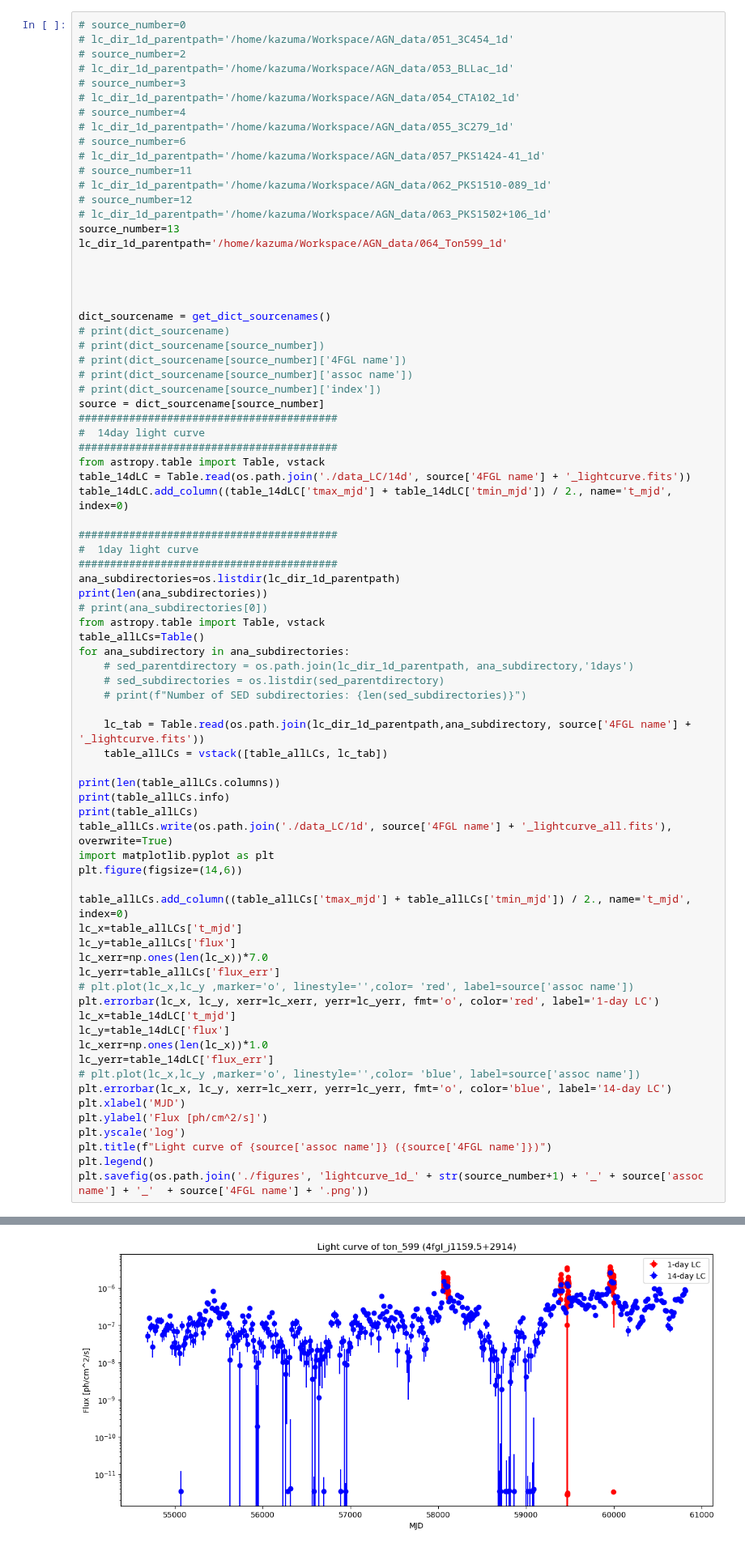
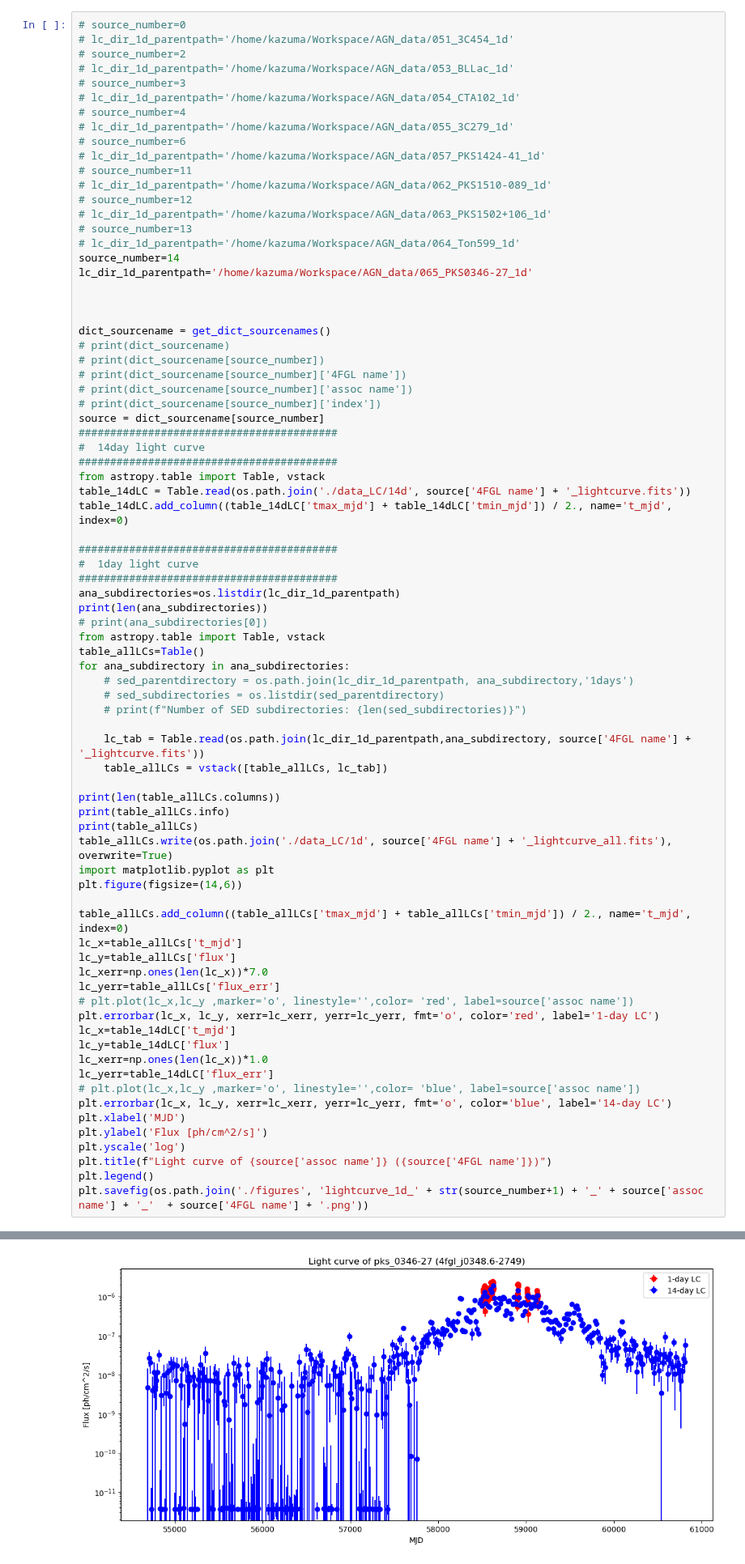
Before and after one commit to kazumaishio/SEDquest, a Jupyter notebook: lightcurve_1d.ipynb, the cells around one changed output, grey strips where cells are left out. Shown at 81% size. Drawn from its saved outputs; the diff is of its cells as text.

```diff
--- a/lightcurve_1d.ipynb
+++ b/lightcurve_1d.ipynb
@@ -146,9 +146,10 @@ def get_lc_files_14d(dir_path_lc= "./data_LC/14d"):
 # lc_dir_1d_parentpath='/home/kazuma/Workspace/AGN_data/062_PKS1510-089_1d'
 # source_number=12
 # lc_dir_1d_parentpath='/home/kazuma/Workspace/AGN_data/063_PKS1502+106_1d'
-source_number=13
-lc_dir_1d_parentpath='/home/kazuma/Workspace/AGN_data/064_Ton599_1d'
-
+# source_number=13
+# lc_dir_1d_parentpath='/home/kazuma/Workspace/AGN_data/064_Ton599_1d'
+source_number=14
+lc_dir_1d_parentpath='/home/kazuma/Workspace/AGN_data/065_PKS0346-27_1d'
 
 
 
@@ -229 +230 @@ Length = 154 rows
-[figure, old version]
+[figure, new version]
```
Also changed, not shown: parts of 1 cell of this notebook, 3 other files.
